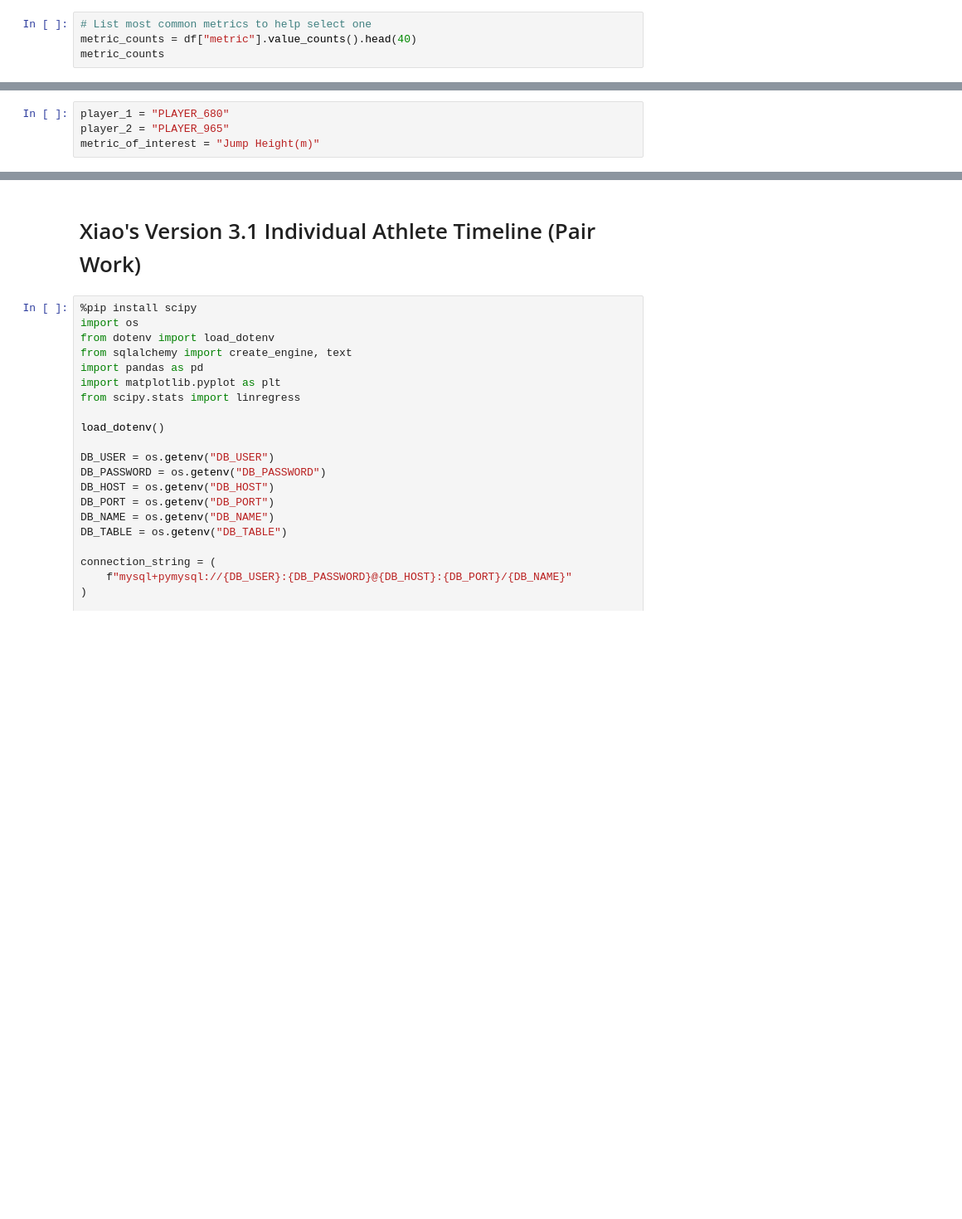
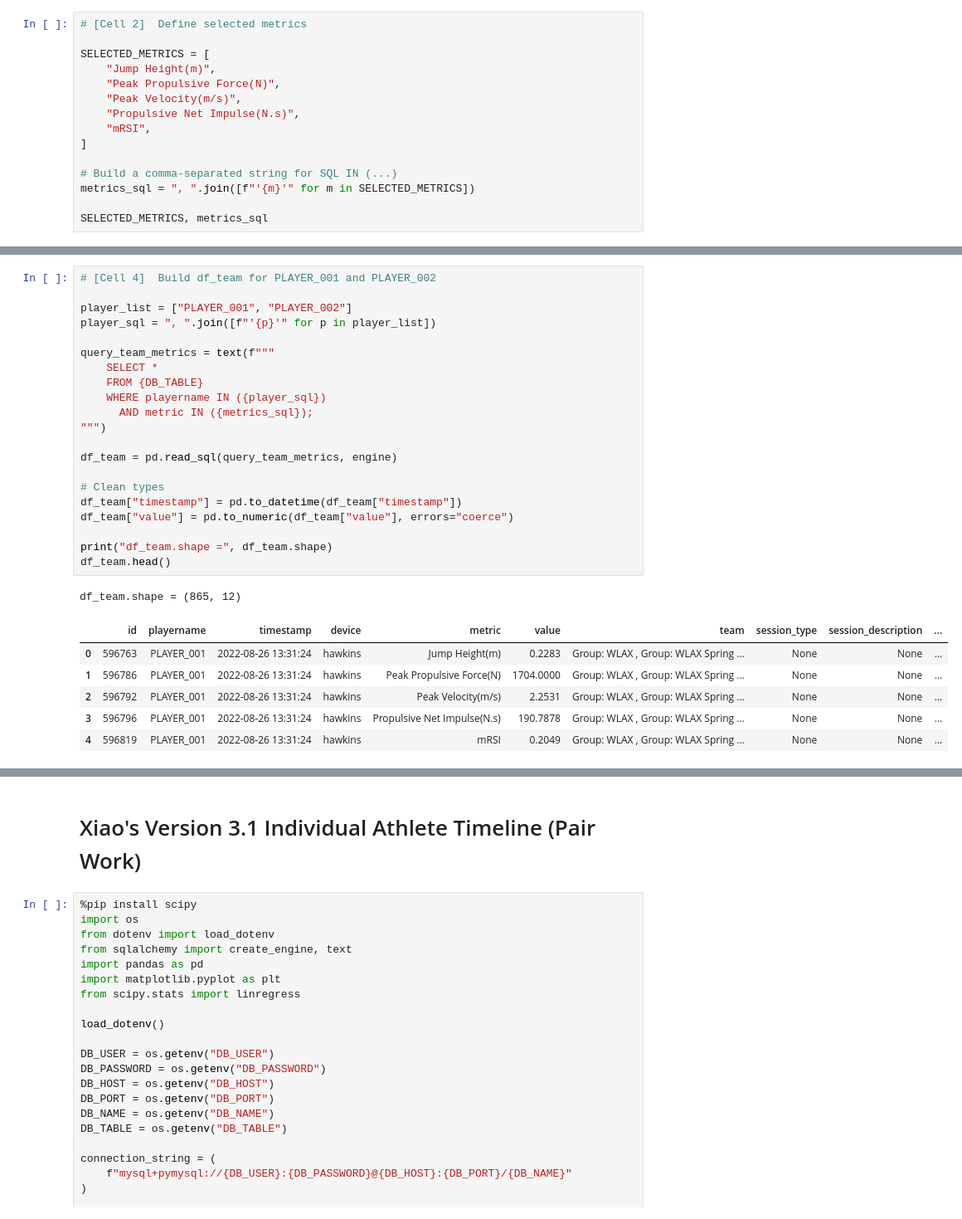
Before and after one commit to amapuyan/507_groupproject_2025, a Jupyter notebook: part3_viz_individual.ipynb, the cells around one changed output, grey strips where cells are left out. Shown at 83% size. Cells and saved outputs as stored; diff of their text form; blank space fills up the shorter version.

```diff
--- a/part3_viz_individual.ipynb
+++ b/part3_viz_individual.ipynb
@@ -49,5 +97,16 @@ df.head()
 # %%
-# List most common metrics to help select one
-metric_counts = df["metric"].value_counts().head(40)
-metric_counts
+# [Cell 2]  Define selected metrics
+
+SELECTED_METRICS = [
+    "Jump Height(m)",
+    "Peak Propulsive Force(N)",
+    "Peak Velocity(m/s)",
+    "Propulsive Net Impulse(N.s)",
+    "mRSI",
+]
+
+# Build a comma-separated string for SQL IN (...)
+metrics_sql = ", ".join([f"'{m}'" for m in SELECTED_METRICS])
+
+SELECTED_METRICS, metrics_sql
 # %% [output]
@@ -100,5 +153,30 @@ Name: count, dtype: int64
 # %%
-player_1 = "PLAYER_680"
-player_2 = "PLAYER_965"
-metric_of_interest = "Jump Height(m)"
+# [Cell 4]  Build df_team for PLAYER_001 and PLAYER_002
+
+player_list = ["PLAYER_001", "PLAYER_002"]
+player_sql = ", ".join([f"'{p}'" for p in player_list])
+
+query_team_metrics = text(f"""
+    SELECT *
+    FROM {DB_TABLE}
+    WHERE playername IN ({player_sql})
+      AND metric IN ({metrics_sql});
+""")
+
+df_team = pd.read_sql(query_team_metrics, engine)
+
+# Clean types
+df_team["timestamp"] = pd.to_datetime(df_team["timestamp"])
+df_team["value"] = pd.to_numeric(df_team["value"], errors="coerce")
+
+print("df_team.shape =", df_team.shape)
+df_team.head()
+# %% [output]
+df_team.shape = (865, 12)
+|  | id | playername | timestamp | device | metric | value | team | session_type | session_description | ... |
+| 0 | 596763 | PLAYER_001 | 2022-08-26 13:31:24 | hawkins | Jump Height(m) | 0.2283 | Group: WLAX , Group: WLAX Spring ... | None | None | ... |
+| 1 | 596786 | PLAYER_001 | 2022-08-26 13:31:24 | hawkins | Peak Propulsive Force(N) | 1704.0000 | Group: WLAX , Group: WLAX Spring ... | None | None | ... |
+| 2 | 596792 | PLAYER_001 | 2022-08-26 13:31:24 | hawkins | Peak Velocity(m/s) | 2.2531 | Group: WLAX , Group: WLAX Spring ... | None | None | ... |
+| 3 | 596796 | PLAYER_001 | 2022-08-26 13:31:24 | hawkins | Propulsive Net Impulse(N.s) | 190.7878 | Group: WLAX , Group: WLAX Spring ... | None | None | ... |
+| 4 | 596819 | PLAYER_001 | 2022-08-26 13:31:24 | hawkins | mRSI | 0.2049 | Group: WLAX , Group: WLAX Spring ... | None | None | ... |
 # %%
```
Also changed, not shown: parts of 10 cells of this notebook, 4 other files.
